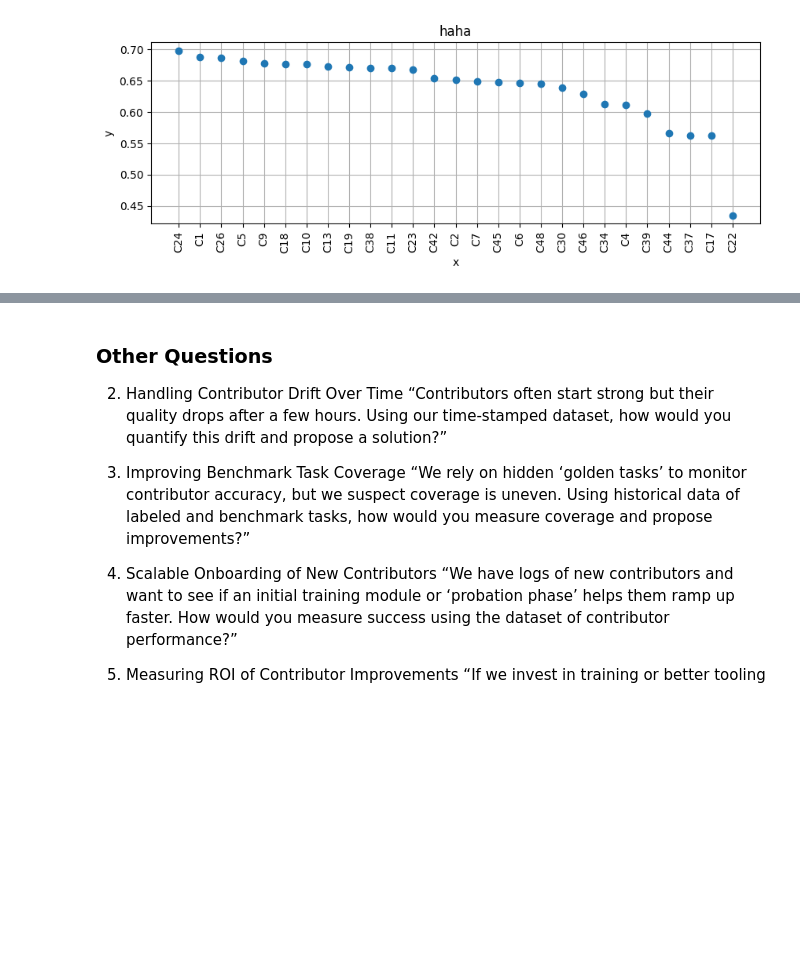
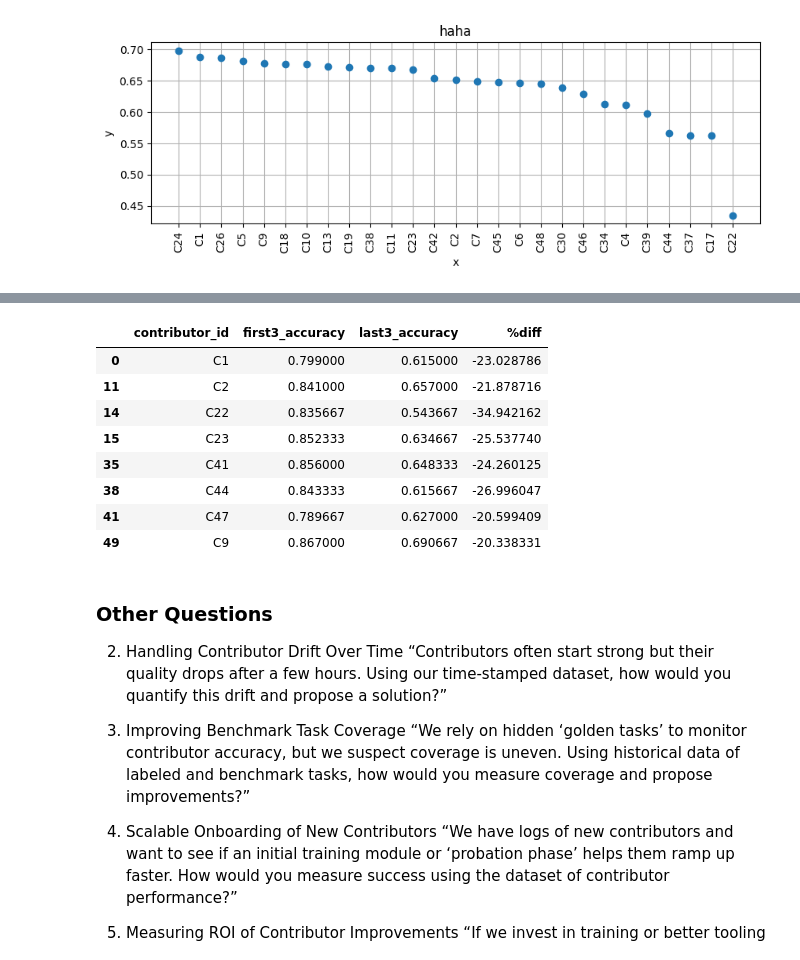
Before and after one commit to bayek10/data-analysis, a Jupyter notebook: AI_data_labeler_quality_analysis.ipynb, the cells around one changed output, grey strips where cells are left out. Drawn from its saved outputs; the diff is of its cells as text; code cells hidden in the pictures; blank space fills up the shorter version.

```diff
--- a/AI_data_labeler_quality_analysis.ipynb
+++ b/AI_data_labeler_quality_analysis.ipynb
@@ -211,3 +220,25 @@ plt.show()
+# %%
+# keep the last 10 sessions for each contributor only, get rid of the rest
+df = df.sort_values(by=['contributor_id', 'start_time'], ascending=[True, True])
+last3 = df.groupby('contributor_id').apply(lambda x: x.tail(10).tail(3)).reset_index(drop=True)
+first3 = df.groupby('contributor_id').apply(lambda x: x.tail(10).head(3)).reset_index(drop=True)
+
+last3_mean = last3.groupby('contributor_id')['benchmark_accuracy'].mean().reset_index(name='last3_accuracy')
+first3_mean = first3.groupby('contributor_id')['benchmark_accuracy'].mean().reset_index(name='first3_accuracy')
+final = first3_mean.merge(last3_mean, on='contributor_id')
+final['%diff'] = (final['last3_accuracy'] / final['first3_accuracy'] - 1) * 100
+final = final[final['%diff'] <= -20]
+final
+# %% [output]
+|  | contributor_id | first3_accuracy | last3_accuracy | %diff |
+| 0 | C1 | 0.799000 | 0.615000 | -23.028786 |
+| 11 | C2 | 0.841000 | 0.657000 | -21.878716 |
+| 14 | C22 | 0.835667 | 0.543667 | -34.942162 |
+| 15 | C23 | 0.852333 | 0.634667 | -25.537740 |
+| 35 | C41 | 0.856000 | 0.648333 | -24.260125 |
+| 38 | C44 | 0.843333 | 0.615667 | -26.996047 |
+| 41 | C47 | 0.789667 | 0.627000 | -20.599409 |
+| 49 | C9 | 0.867000 | 0.690667 | -20.338331 |
 # %% [markdown]
 ### Other Questions
 2. Handling Contributor Drift Over Time
```
Also changed, not shown: parts of 2 cells of this notebook.
